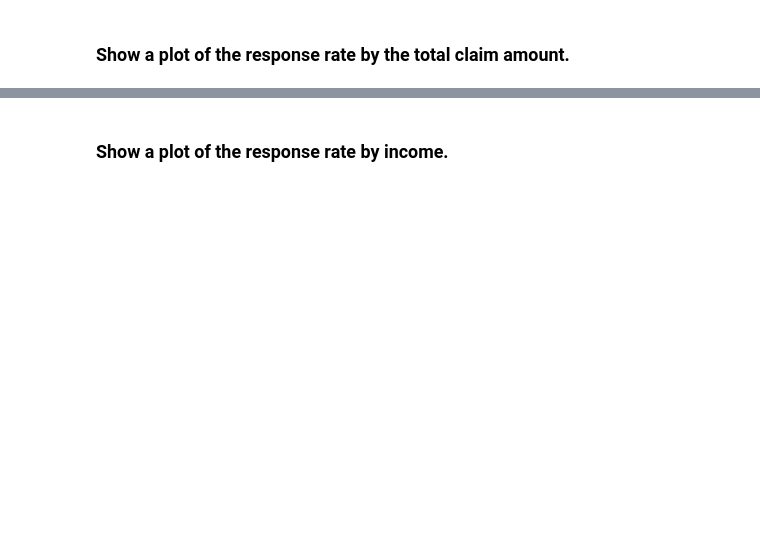
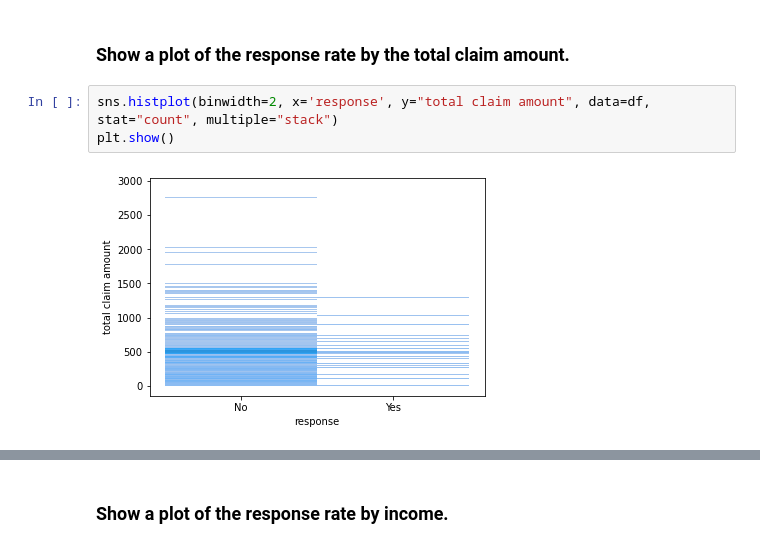
Before and after one commit to Jesus-Almansa/lab-customer-analysis-round-2, a Jupyter notebook: files_for_lab/csv_files/customer_analysis_round2.ipynb, the cells around one changed output, grey strips where cells are left out. Cells and saved outputs as stored; diff of their text form; blank space fills up the shorter version.

```diff
--- a/files_for_lab/csv_files/customer_analysis_round2.ipynb
+++ b/files_for_lab/csv_files/customer_analysis_round2.ipynb
@@ -80,2 +96,7 @@ df['response'].value_counts().plot(kind='bar'), df['response'].value_counts()
 # %% [markdown]
 ### Show a plot of the response rate by the total claim amount.
+# %%
+sns.histplot(binwidth=2, x='response', y="total claim amount", data=df, stat="count", multiple="stack")
+plt.show()
+# %% [output]
+[figure, added]
```
Also changed, not shown: parts of 5 cells of this notebook.
